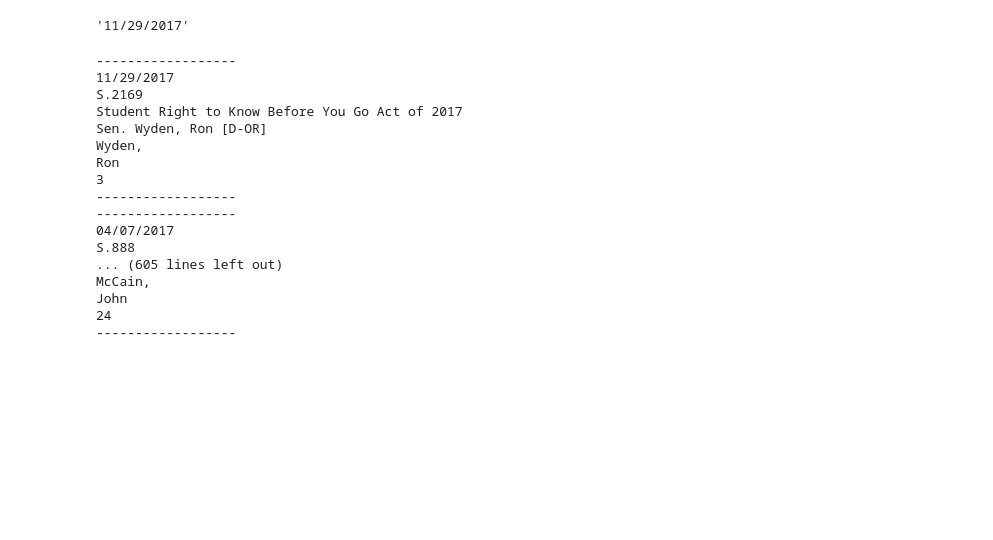
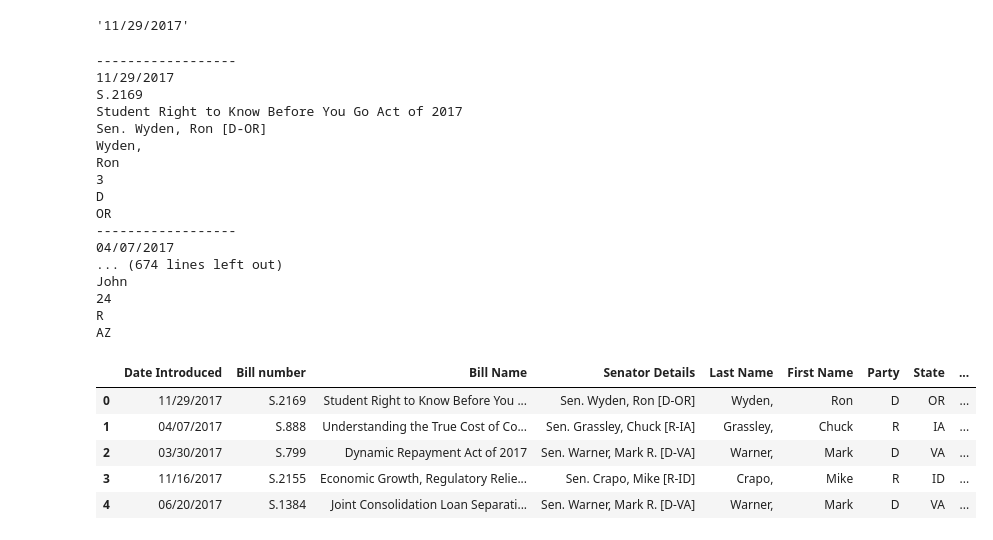
Before and after one commit to abdulib/ETL_Group_project, a Jupyter notebook: Ibrahim_code.ipynb, the cells around one changed output. Saved outputs shown, nothing was run; the diff lists cells and outputs as text; code cells hidden in the pictures; blank space fills up the shorter version.

Commit message:
Saving Scraped Date

```diff
--- a/Ibrahim_code.ipynb
+++ b/Ibrahim_code.ipynb
@@ -147,12 +150,12 @@ first_name
 # %% [output]
 'Ron'
 # %%
-party = name.split()[3][1]
+party = name.split()[-1][1]
 party
 # %% [output]
 'D'
 # %%
-state = name.split()[3][3:5]
+state = name.split()[-1][3:5]
 state
 # %% [output]
 'OR'
@@ -171,7 +172,15 @@ date_introduced
 # %% [output]
 '11/29/2017'
 # %%
-
+date_introduced_list = []
+bill_num_list = []
+bill_name_list = []
+senator_details_list = []
+last_name_list = []
+first_name_list = []
+cosponsors_list= []
+party_list = []
+state_list = []
 
 for bill in bills:
     bill_num = bill('a')[0].text
@@ -182,6 +191,9 @@ for bill in bills:
     bill_name = bill('span')[2].text
     date_introduced = str(bill('span')[3].text)
     date_introduced = date_introduced[date_introduced.find("(")+1:date_introduced.find(")")].split()[1]
+    party = senator_details.split()[-1][1]
+    state = senator_details.split()[-1][3:5]
+
 
 
     print('------------------')
@@ -192,7 +204,18 @@ for bill in bills:
     print(last_name)
     print(first_name)
     print(cosponsors)
-    print('------------------')
+    print(party)
+    print(state)
+
+    date_introduced_list.append(date_introduced)
+    bill_num_list.append(bill_num)
+    bill_name_list.append(bill_name)
+    senator_details_list.append(senator_details)
+    last_name_list.append(last_name)
+    first_name_list.append(first_name)
+    party_list.append(party)
+    state_list.append(state)
+    cosponsors_list.append(cosponsors)
 # %% [output]
 ------------------
 11/29/2017
@@ -202,12 +225,33 @@ Sen. Wyden, Ron [D-OR]
 Wyden,
 Ron
 3
-------------------
+D
+OR
 ------------------
 04/07/2017
-S.888
-... (605 lines left out)
-McCain,
+... (674 lines left out)
 John
 24
-------------------
+R
+AZ
+# %%
+congress_bills_on_debt_data = pd.DataFrame({
+    'Date Introduced': date_introduced_list,
+    'Bill number': bill_num_list,
+    'Bill Name': bill_name_list,
+    'Senator Details': senator_details_list,
+    'Last Name': last_name_list,
+    'First Name': first_name_list,
+    'Party': party_list,
+    'State': state_list,
+    'Number of Cosponsors': cosponsors_list
+})
+# %%
+congress_bills_on_debt_data.head()
+# %% [output]
+|  | Date Introduced | Bill number | Bill Name | Senator Details | Last Name | First Name | Party | State | ... |
+| 0 | 11/29/2017 | S.2169 | Student Right to Know Before You ... | Sen. Wyden, Ron [D-OR] | Wyden, | Ron | D | OR | ... |
+| 1 | 04/07/2017 | S.888 | Understanding the True Cost of Co... | Sen. Grassley, Chuck [R-IA] | Grassley, | Chuck | R | IA | ... |
+| 2 | 03/30/2017 | S.799 | Dynamic Repayment Act of 2017 | Sen. Warner, Mark R. [D-VA] | Warner, | Mark | D | VA | ... |
+| 3 | 11/16/2017 | S.2155 | Economic Growth, Regulatory Relie... | Sen. Crapo, Mike [R-ID] | Crapo, | Mike | R | ID | ... |
+| 4 | 06/20/2017 | S.1384 | Joint Consolidation Loan Separati... | Sen. Warner, Mark R. [D-VA] | Warner, | Mark | D | VA | ... |
```
Also changed, not shown: parts of 10 cells of this notebook.
